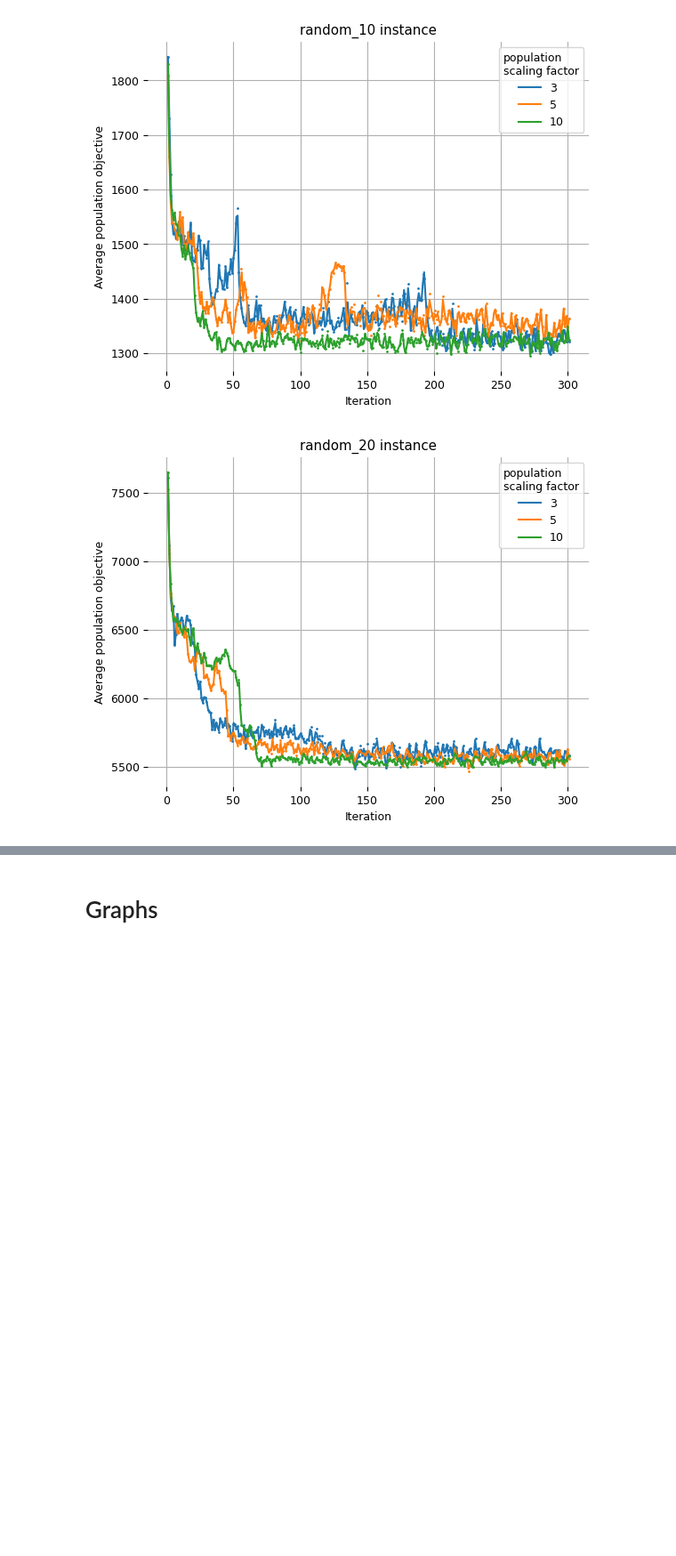
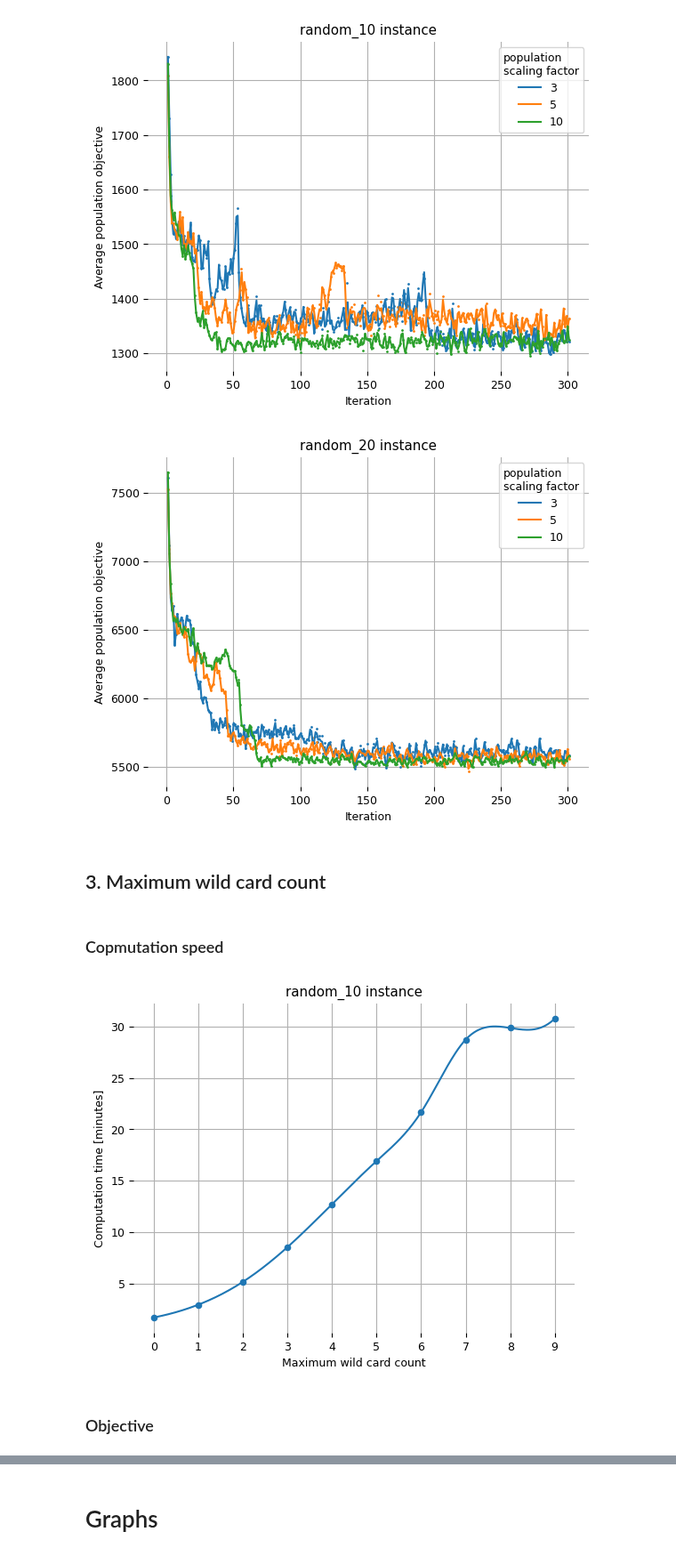
Before and after one commit to TaIos/master-thesis, a Jupyter notebook: src/notebooks/graphs.ipynb, the cells around one changed output, grey strips where cells are left out. Shown at 89% size. Cells and saved outputs as stored; diff of their text form; code cells hidden in the pictures; blank space fills up the shorter version.

Commit message:
writing: add maximum wild card count graphs

```diff
--- a/src/notebooks/graphs.ipynb
+++ b/src/notebooks/graphs.ipynb
@@ -365,13 +365,20 @@ def addGridToFigure():
     plt.grid(True)
 
 def plotter(x, y, label, title, legendTitle, ncol=1, scatterDotSize=2, fontsize=10,
-           xlabel='', ylabel=''):
+           xlabel='', ylabel='', figsize=None, annotateEndOfLines=False):
     plt.plot(*smooth(x,y), label=label)
     plt.scatter(x, y, s=scatterDotSize)
     plt.xlabel(xlabel)
     plt.ylabel(ylabel)
     plt.title(title)
     addGridToFigure()
+
+    if annotateEndOfLines:
+        ymin, ymax = plt.ylim()
+        xmin, xmax = plt.xlim()
+        delta = ymax/40
+        improve_legend(delta=delta, right_most_x=xmax)
+
     if legendTitle is not None and len(legendTitle) > 0:
         lgd = plt.legend(title=legendTitle, fontsize=fontsize, ncol=ncol)
 
@@ -446,3 +453,30 @@ for name in dfPopSize.name.unique():
 # %% [output]
 [figure]
 [figure]
+# %% [markdown]
+## 3. Maximum wild card count
+# %%
+r = loadComputationResultBatch('./out_hyperparameters/maximum_wild_card_count', addName=True, addInstanceSize=True)
+dfWild = compResToDf(r)
+dfWild['durationSeconds'] = dfWild.durationMillis / 1000
+dfWild['durationMinutes'] = dfWild.durationSeconds / 60
+# %% [markdown]
+### Copmutation speed
+# %%
+turnSpinesOff()
+plt.rcParams.update({'font.size': 9})
+dfWildTS = dfWild.groupby([dfWild.name, dfWild.maximumWildCardCount])['durationMinutes'].mean()
+
+for name in dfWild.name.unique():
+    tmp = dfWildTS[name].reset_index()[['maximumWildCardCount', 'durationMinutes']]
+    x = tmp['maximumWildCardCount'].tolist()
+    y = tmp['durationMinutes'].tolist()
+    plotter(x=x, y=y, label=None, title=f'{name} instance', legendTitle='', scatterDotSize=20,
+           fontsize=9, xlabel='Maximum wild card count', ylabel='Computation time [minutes]', ncol=1)
+    plt.savefig(f'figures2/maximum_wild_card_count_computation_time_{name}.pdf')
+    plt.xticks(x)
+    plt.show()
+# %% [output]
+[figure, added]
+# %% [markdown]
+### Objective
```
Also changed, not shown: parts of 2 cells of this notebook, 7 other files.
